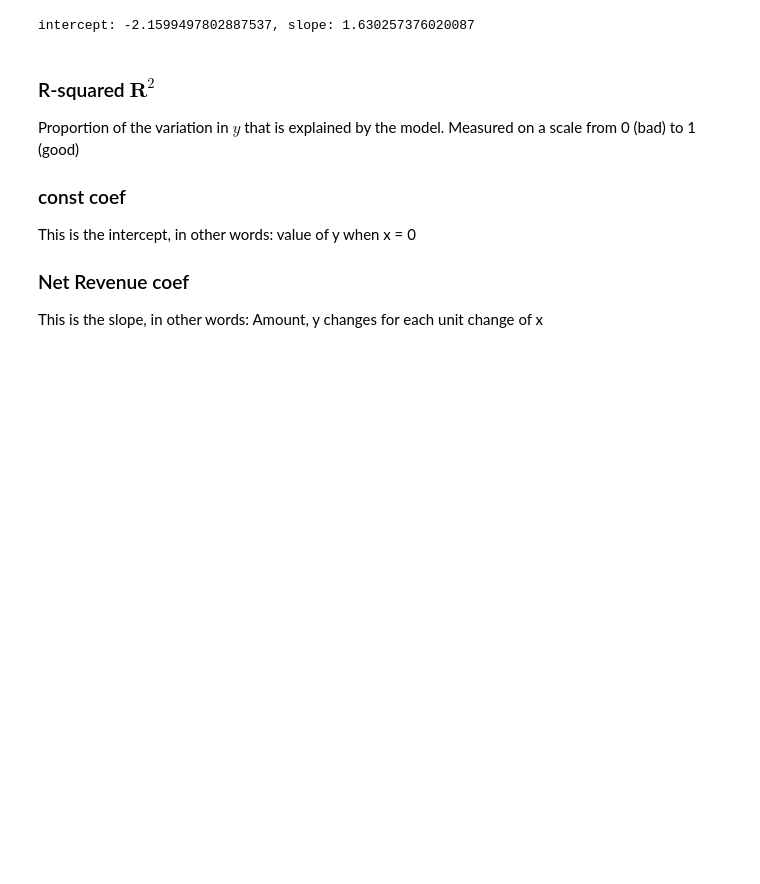
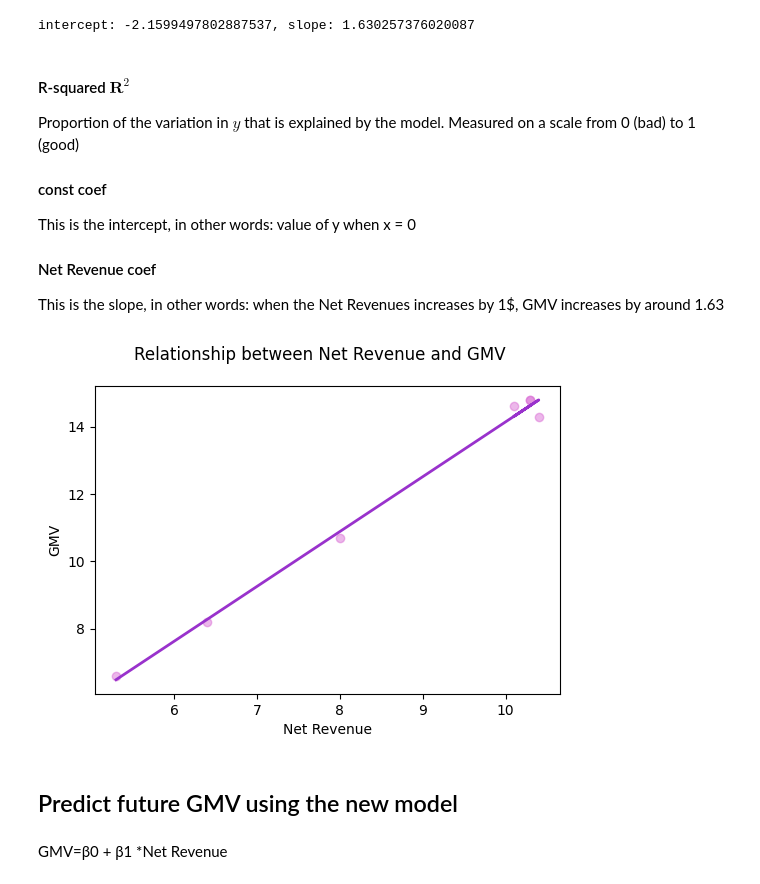
Before and after one commit to RealMattMurdoch/shop_extract_cleaning, a Jupyter notebook: regression.ipynb, the cells around one changed output. Cells and saved outputs as stored; diff of their text form; code cells hidden in the pictures; blank space fills up the shorter version.

Commit message:
predicting future GMV using regression model

```diff
--- a/regression.ipynb
+++ b/regression.ipynb
@@ -91,11 +103,30 @@ print(f'intercept: {intercept}, slope: {slope}')
 # %% [output]
 intercept: -2.1599497802887537, slope: 1.630257376020087
 # %% [markdown]
-###  R-squared $\textbf{R}^2$
+####  R-squared $\textbf{R}^2$
 Proportion of the variation in $y$ that is explained by the model. Measured on a scale from 0 (bad) to 1 (good)
-
-### const coef
+#### const coef
 This is the intercept, in other words: value of y when x = 0
-
-### Net Revenue coef
-This is the slope, in other words: Amount, y changes for each unit change of x
+#### Net Revenue coef
+This is the slope, in other words: when the Net Revenues increases by 1$, GMV increases by around 1.63
+# %%
+# Plotting the results of the model
+fig, ax = plt.subplots(figsize=(6, 4))
+
+x = df['Net Revenue']
+y = df['GMV']
+
+# add data points
+ax.scatter(x, y, alpha=0.5, color='orchid')
+fig.suptitle('Relationship between Net Revenue and GMV')
+
+# plotting the regression line with the help of our calculated intercept and slope variables
+ax.plot(x, x*slope+intercept, '-', color='darkorchid', linewidth=2);
+ax.set_ylabel("GMV");
+ax.set_xlabel("Net Revenue");
+# %% [output]
+[figure, added]
+# %% [markdown]
+## Predict future GMV using the new model
+# %% [markdown]
+GMV=β0 + β1 *Net Revenue
```
Also changed, not shown: parts of 3 cells of this notebook.
